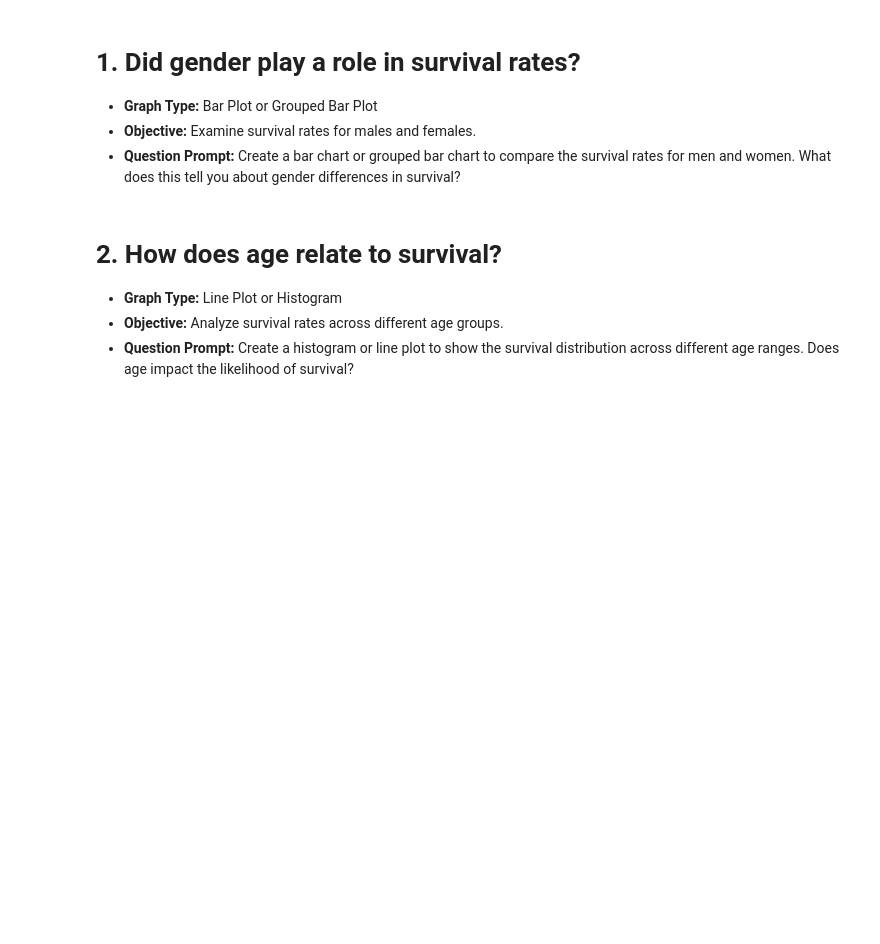
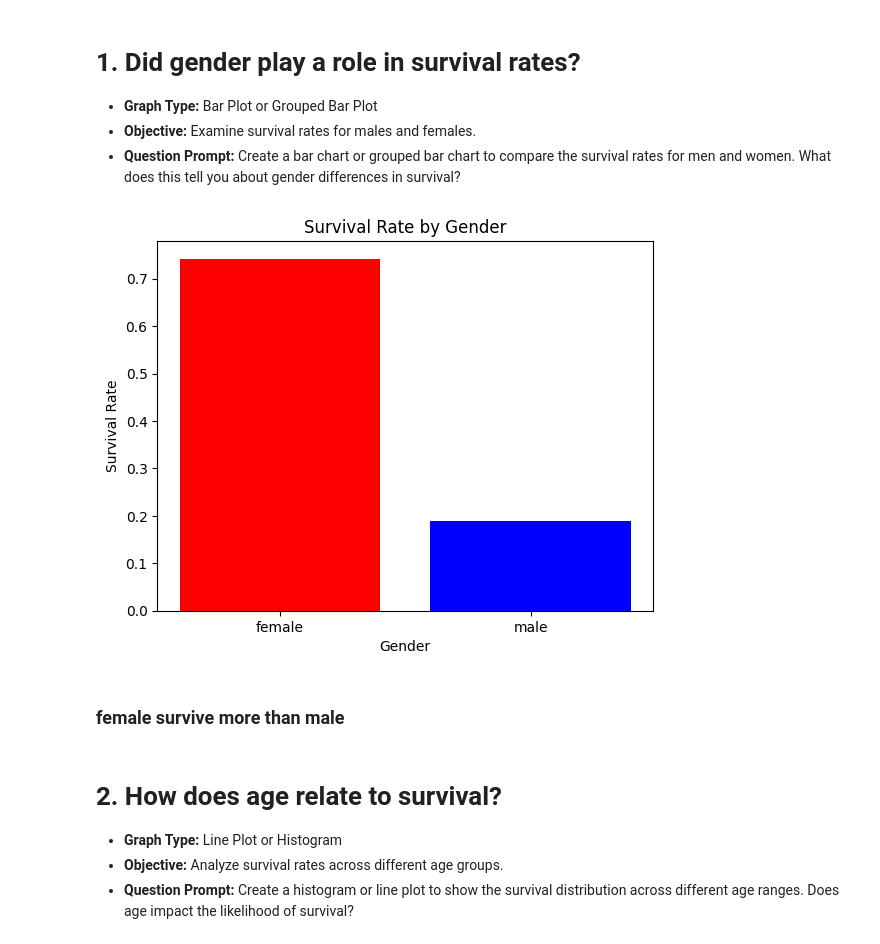
Before and after one commit to Rich-Bryan/Data_Anal, a Jupyter notebook: Data_Anal/ICA_titanic_graph.ipynb, the cells around one changed output. Cells and saved outputs as stored; diff of their text form; code cells hidden in the pictures; blank space fills up the shorter version.

```diff
--- a/Data_Anal/ICA_titanic_graph.ipynb
+++ b/Data_Anal/ICA_titanic_graph.ipynb
@@ -2,7 +2,7 @@
 import pandas as pd
 # %%
 # Load the Excel file
-filename = "ICAtitanic.xlsx"
+filename = "data/ICAtitanic.xlsx"
 df = pd.read_excel(filename) # create a pandas object
 # %%
 print(df.columns)
@@ -100,6 +100,19 @@ import matplotlib.pyplot as plt
 - **Graph Type:** Bar Plot or Grouped Bar Plot
 - **Objective:** Examine survival rates for males and females.
 - **Question Prompt:** Create a bar chart or grouped bar chart to compare the survival rates for men and women. What does this tell you about gender differences in survival?
+# %%
+
+survival_by_gender = df.groupby("Sex")["Survived"].mean()
+
+plt.bar(survival_by_gender.index,survival_by_gender.values, color=["red", "blue"])
+plt.title("Survival Rate by Gender")
+plt.xlabel("Gender")
+plt.ylabel("Survival Rate")
+plt.show()
+# %% [output]
+[figure, added]
+# %% [markdown]
+### female survive more than male
 # %% [markdown]
 # 2. How does age relate to survival?
 
```
Also changed, not shown: parts of 15 cells of this notebook, 12 other files.
